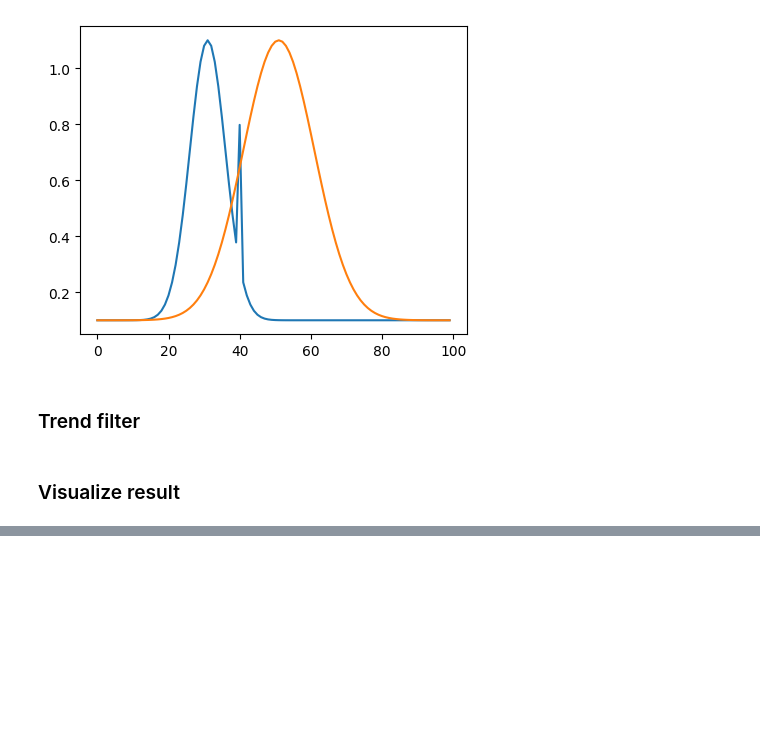
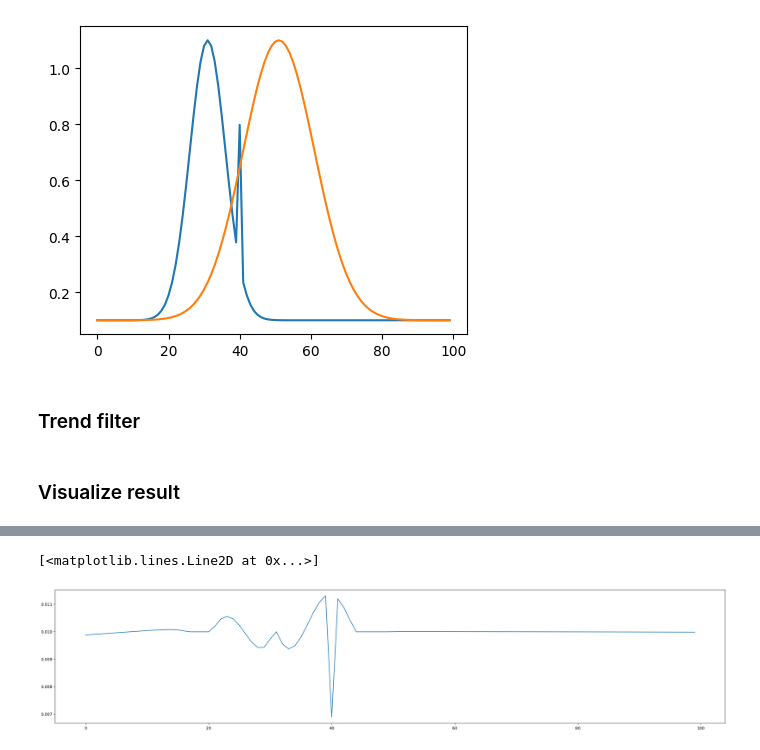
Before and after one commit to ducphuE10/robust-OPW, a Jupyter notebook: run.ipynb, the cells around one changed output, grey strips where cells are left out. Cells and saved outputs as stored; diff of their text form; code cells hidden in the pictures; blank space fills up the shorter version.

```diff
--- a/run.ipynb
+++ b/run.ipynb
@@ -49,0 +85,18 @@ visualize(y1,trend,threshold=0.)
+# %%
+y1_trend = l1tf(y1,0.5)
+y2_trend = l1tf(y2,0.5)
+
+y1_res = y1 - y1_trend
+y2_res = y2 - y2_trend
+
+y1_res = np.exp(-y1_res)
+y2_res = np.exp(-y2_res)
+
+y1_res = y1_res/np.sum(y1_res)
+y2_res = y2_res/np.sum(y2_res)
+# %%
+fig = plt.figure(figsize=(30,6))
+plt.plot(np.arange(y1_res.shape[0]),y1_res)
+# %% [output]
+[<matplotlib.lines.Line2D at 0x...>]
+[figure, added]
```
Also changed, not shown: parts of 5 cells of this notebook, 1 other file.
